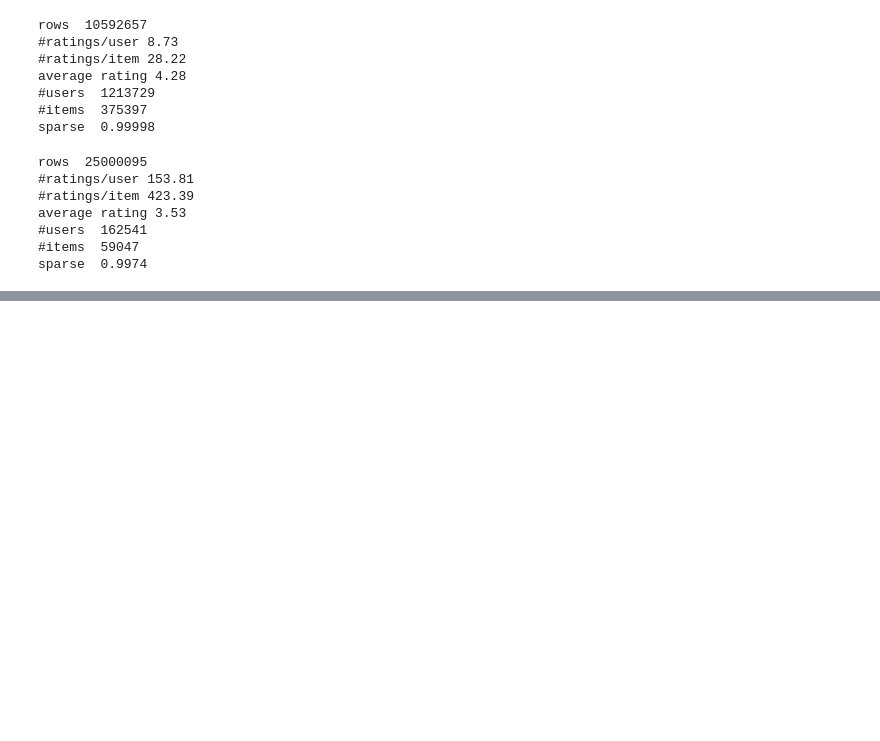
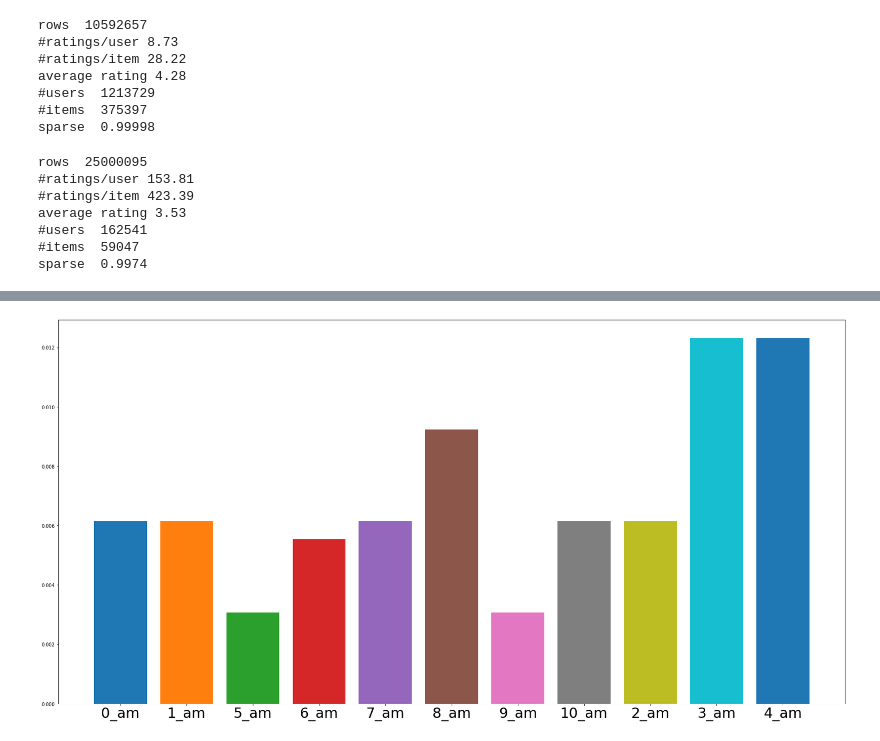
Before and after one commit to ROpdam/recommender_comparison, a Jupyter notebook: visualize_results.ipynb, the cells around one changed output, grey strips where cells are left out. Drawn from its saved outputs; the diff is of its cells as text; code cells hidden in the pictures; blank space fills up the shorter version.

```diff
--- a/visualize_results.ipynb
+++ b/visualize_results.ipynb
@@ -387,0 +435,12 @@ sparse  0.9974
+# %%
+fig = plt.figure(figsize=(30,15))
+ticks = []
+labels = []
+for i, row in res.iterrows():
+    plt.bar(i, row[-1])
+    labels.append(row[0])
+    ticks.append(i)
+plt.xticks(ticks, labels, fontsize=30)
+plt.show()
+# %% [output]
+[figure, added]
```
Also changed, not shown: parts of 5 cells of this notebook, 4 other files.
